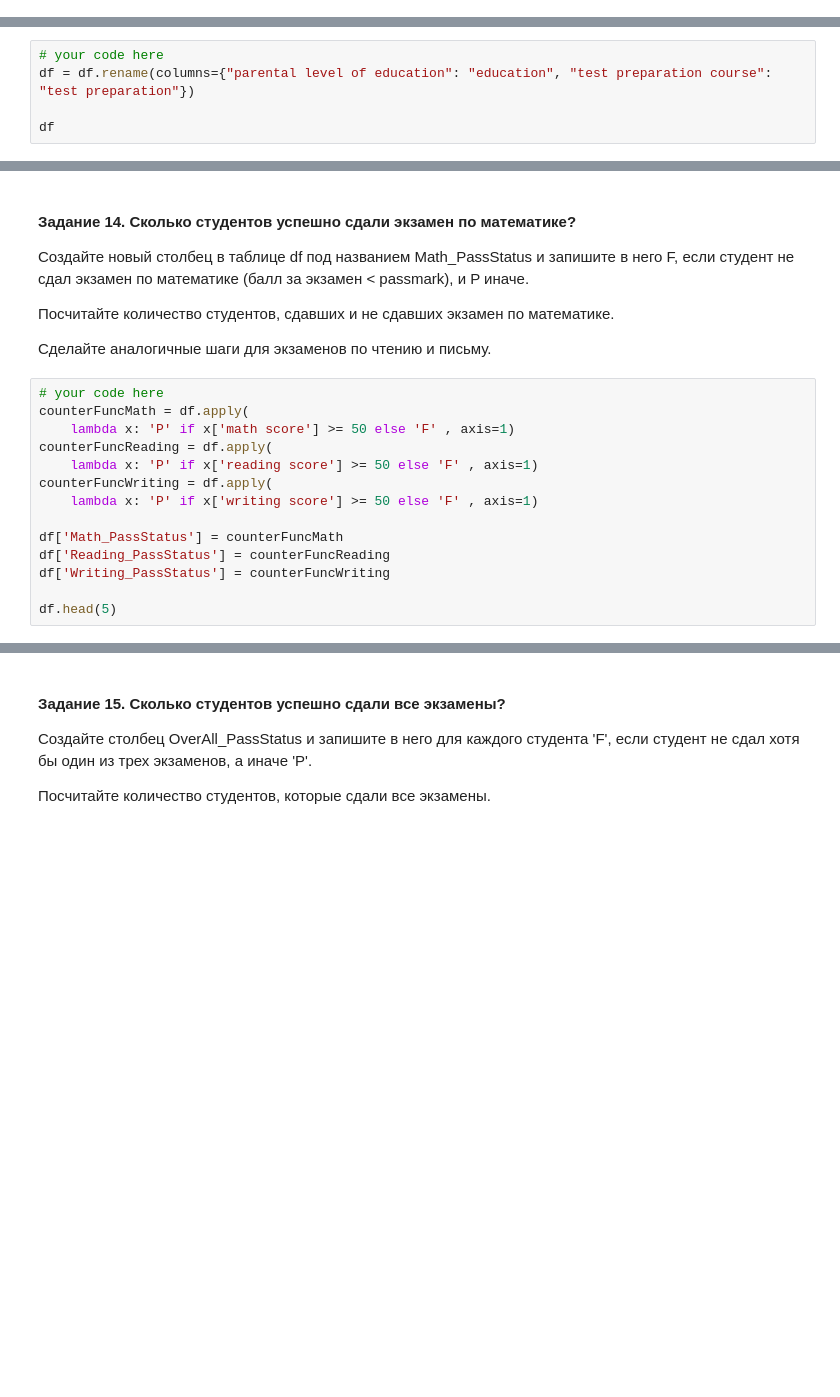
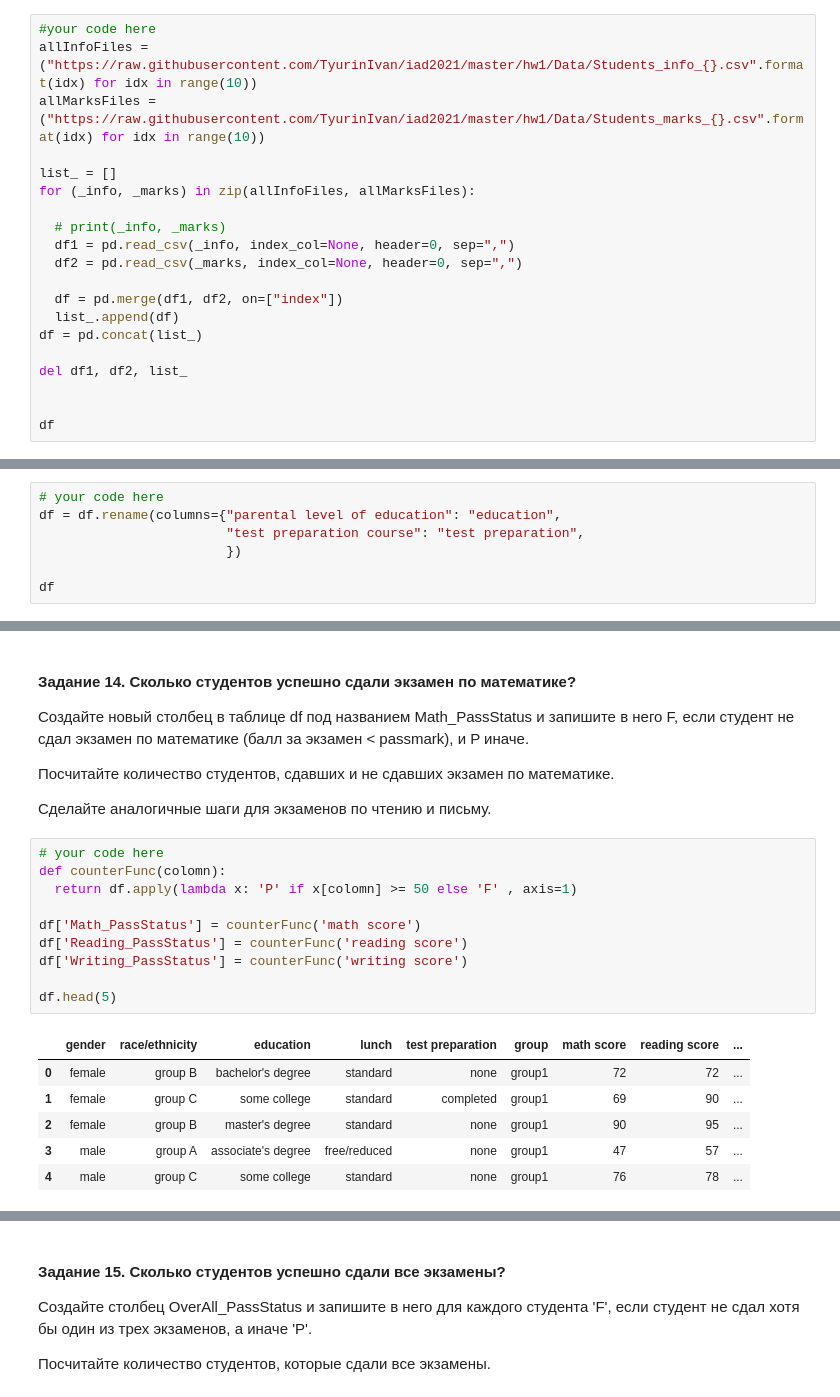
Before and after one commit to TyurinIvan/iad2021, a Jupyter notebook: hw1/hometask1_pandas.ipynb, the cells around one changed output, grey strips where cells are left out. Cells and saved outputs as stored; diff of their text form; blank space fills up the shorter version.

```diff
--- a/hw1/hometask1_pandas.ipynb
+++ b/hw1/hometask1_pandas.ipynb
@@ -69,0 +19,20 @@ df
+# %%
+#your code here
+allInfoFiles = ("https://raw.githubusercontent.com/TyurinIvan/iad2021/master/hw1/Data/Students_info_{}.csv".format(idx) for idx in range(10))
+allMarksFiles = ("https://raw.githubusercontent.com/TyurinIvan/iad2021/master/hw1/Data/Students_marks_{}.csv".format(idx) for idx in range(10))
+
+list_ = []
+for (_info, _marks) in zip(allInfoFiles, allMarksFiles):
+
+  # print(_info, _marks)
+  df1 = pd.read_csv(_info, index_col=None, header=0, sep=",")
+  df2 = pd.read_csv(_marks, index_col=None, header=0, sep=",")
+
+  df = pd.merge(df1, df2, on=["index"])
+  list_.append(df)
+df = pd.concat(list_)
+
+del df1, df2, list_
+
+
+df
@@ -158,7 +154,9 @@ free/reduced
 https://pandas.pydata.org/pandas-docs/stable/reference/api/pandas.DataFrame.rename.html
 # %%
 # your code here
-df = df.rename(columns={"parental level of education": "education", "test preparation course": "test preparation"})
+df = df.rename(columns={"parental level of education": "education",
+                        "test preparation course": "test preparation",
+                        })
 
 df
 # %% [output]
@@ -362,16 +379,19 @@ print(grouped)
 Сделайте аналогичные шаги для экзаменов по чтению и письму.
 # %%
 # your code here
-counterFuncMath = df.apply(
-    lambda x: 'P' if x['math score'] >= 50 else 'F' , axis=1)
-counterFuncReading = df.apply(
-    lambda x: 'P' if x['reading score'] >= 50 else 'F' , axis=1)
-counterFuncWriting = df.apply(
-    lambda x: 'P' if x['writing score'] >= 50 else 'F' , axis=1)
+def counterFunc(colomn):
+  return df.apply(lambda x: 'P' if x[colomn] >= 50 else 'F' , axis=1)
 
-df['Math_PassStatus'] = counterFuncMath
-df['Reading_PassStatus'] = counterFuncReading
-df['Writing_PassStatus'] = counterFuncWriting
+df['Math_PassStatus'] = counterFunc('math score')
+df['Reading_PassStatus'] = counterFunc('reading score')
+df['Writing_PassStatus'] = counterFunc('writing score')
 
 df.head(5)
+# %% [output]
+|  | gender | race/ethnicity | education | lunch | test preparation | group | math score | reading score | ... |
+| 0 | female | group B | bachelor's degree | standard | none | group1 | 72 | 72 | ... |
+| 1 | female | group C | some college | standard | completed | group1 | 69 | 90 | ... |
+| 2 | female | group B | master's degree | standard | none | group1 | 90 | 95 | ... |
+| 3 | male | group A | associate's degree | free/reduced | none | group1 | 47 | 57 | ... |
+| 4 | male | group C | some college | standard | none | group1 | 76 | 78 | ... |
 # %%
```
Also changed, not shown: parts of 19 cells of this notebook.
